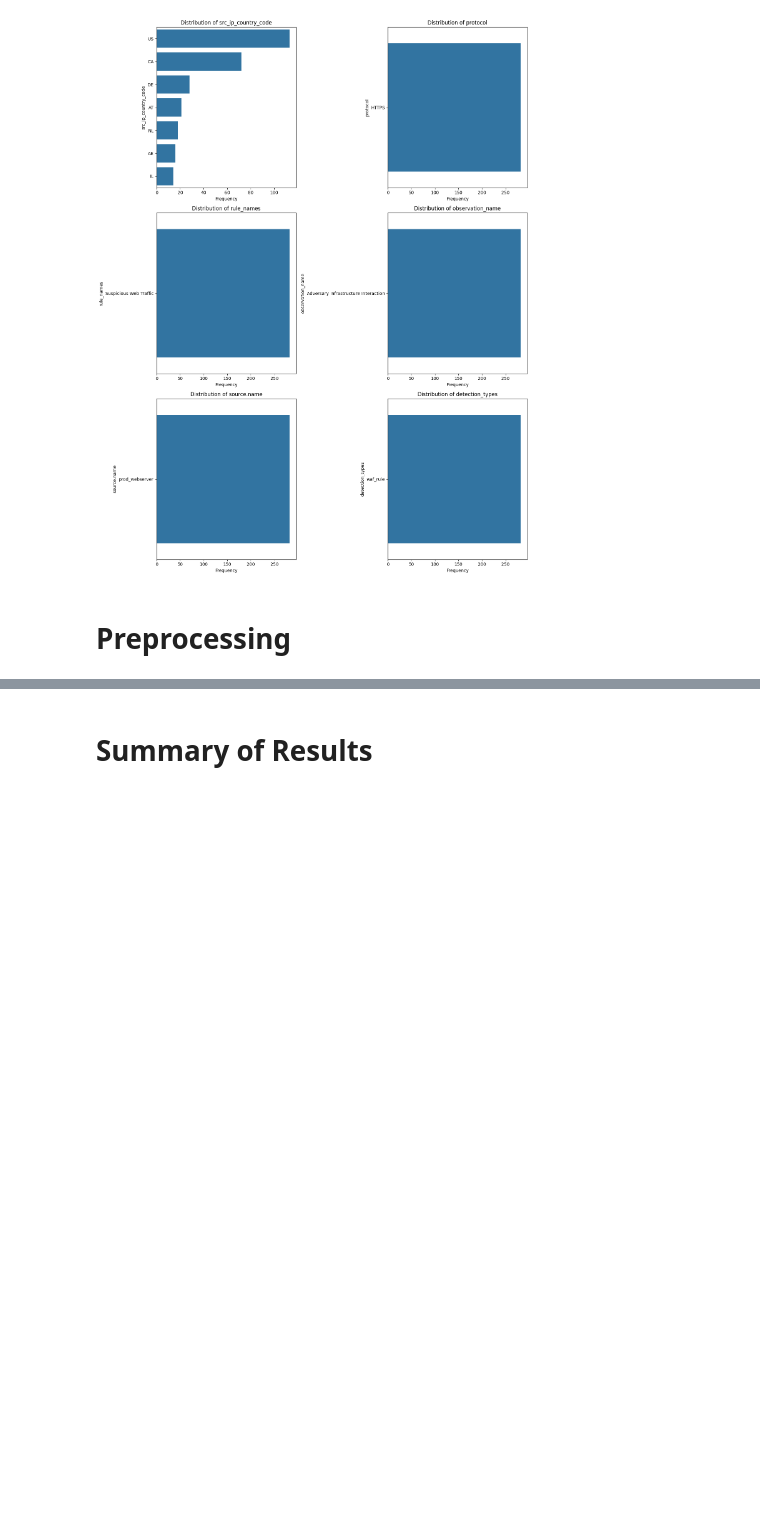
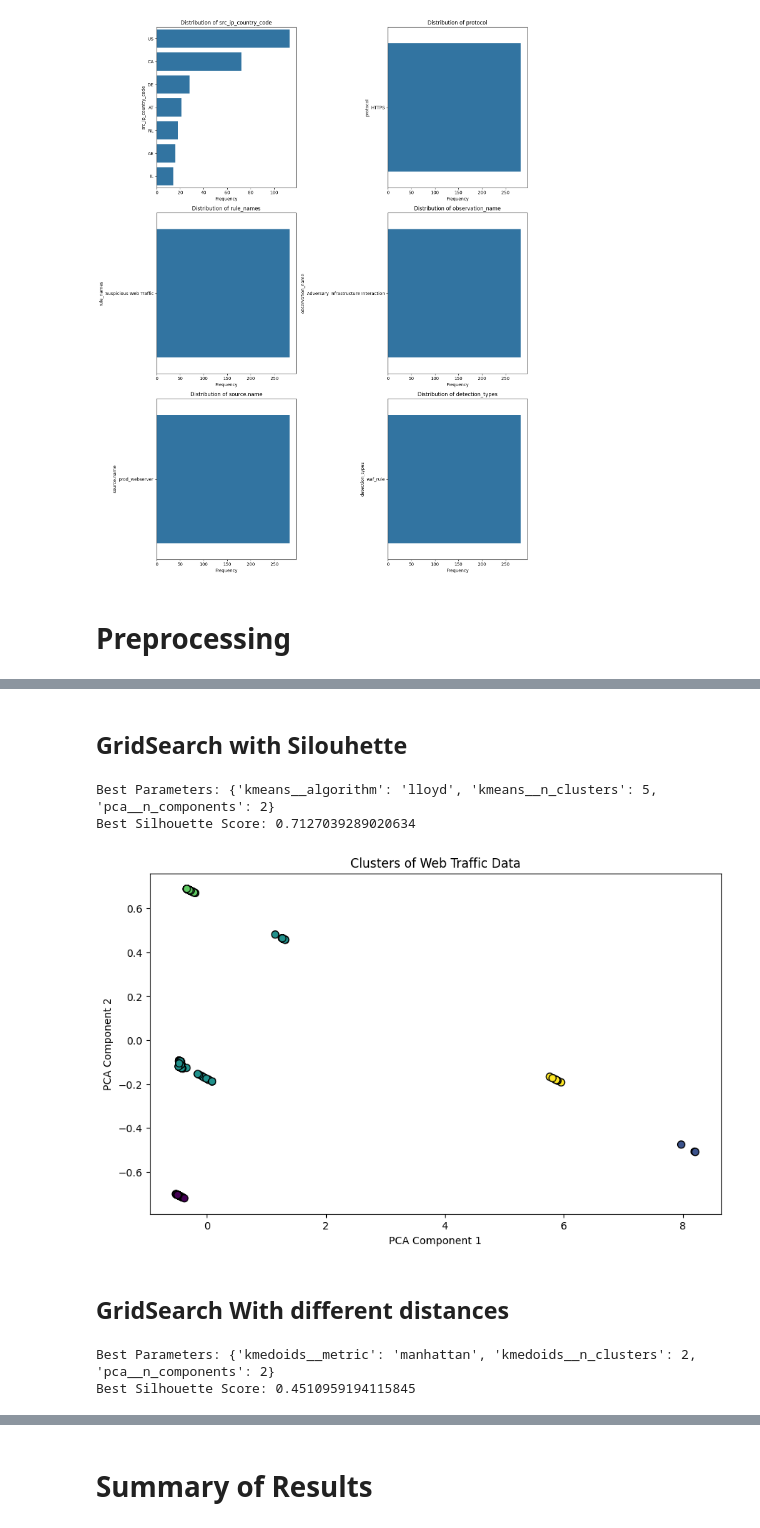
Before and after one commit to Misklean/ftml_project_2025, a Jupyter notebook: Exercice7/Exercice_7.ipynb, the cells around one changed output, grey strips where cells are left out. Drawn from its saved outputs; the diff is of its cells as text; code cells hidden in the pictures; blank space fills up the shorter version.

```diff
--- a/Exercice7/Exercice_7.ipynb
+++ b/Exercice7/Exercice_7.ipynb
@@ -225,0 +303,2 @@ plt.show()
+# %% [markdown]
+## GridSearch with Silouhette
@@ -225,0 +311,50 @@ plt.show()
+# %%
+# Pipeline
+pipeline = Pipeline(steps=[
+    ('preprocessor', preprocessor),
+    ('pca', PCA()),
+    ('kmeans', KMeans(random_state=42))
+])
+
+# Parameter grid for grid search
+param_grid = {
+    'pca__n_components': [2, 3, 4, 5],
+    'kmeans__n_clusters': [2, 3, 4, 5],
+    'kmeans__algorithm': ['lloyd', 'elkan']
+}
+# %%
+# Grid search for KMeans clustering
+grid_search = GridSearchCV(pipeline, param_grid, scoring=silhouette_scorer, cv=5)
+
+# Fit the grid search
+grid_search.fit(unsupervised_data)
+
+# Best parameters and best score
+print(f"Best Parameters: {grid_search.best_params_}")
+print(f"Best Silhouette Score: {grid_search.best_score_}")
+# %% [output]
+Best Parameters: {'kmeans__algorithm': 'lloyd', 'kmeans__n_clusters': 5, 'pca__n_components': 2}
+Best Silhouette Score: 0.7127039289020634
+# %%
+# Get the best estimator
+best_estimator = grid_search.best_estimator_
+
+# Get preprocessed data for visualization
+preprocessed_data = best_estimator.named_steps['preprocessor'].transform(unsupervised_data)
+pca_transformed_data = best_estimator.named_steps['pca'].transform(preprocessed_data)
+
+# Add cluster labels to a copy of the original data
+data_copy = data.copy()
+data_copy['cluster'] = best_estimator.named_steps['kmeans'].labels_
+
+# Visualize the clusters
+plt.figure(figsize=(10, 6))
+plt.scatter(pca_transformed_data[:, 0], pca_transformed_data[:, 1], c=data_copy['cluster'], cmap='viridis', marker='o', edgecolor='k', s=50)
+plt.title('Clusters of Web Traffic Data')
+plt.xlabel('PCA Component 1')
+plt.ylabel('PCA Component 2')
+plt.show()
+# %% [output]
+[figure, added]
+# %% [markdown]
+## GridSearch With different distances
@@ -225,0 +381,16 @@ plt.show()
+# %%
+# Suppress specific warnings related to empty clusters
+warnings.filterwarnings("ignore", message="Cluster.*is empty!")
+
+# Grid search for KMedoids clustering
+grid_search = GridSearchCV(pipeline, param_grid, scoring=silhouette_scorer, cv=5)
+
+# Fit the grid search
+grid_search.fit(unsupervised_data)
+
+# Best parameters and best score
+print(f"Best Parameters: {grid_search.best_params_}")
+print(f"Best Silhouette Score: {grid_search.best_score_}")
+# %% [output]
+Best Parameters: {'kmedoids__metric': 'manhattan', 'kmedoids__n_clusters': 2, 'pca__n_components': 2}
+Best Silhouette Score: 0.4510959194115845
```
Also changed, not shown: parts of 28 cells of this notebook, 2 other files.
